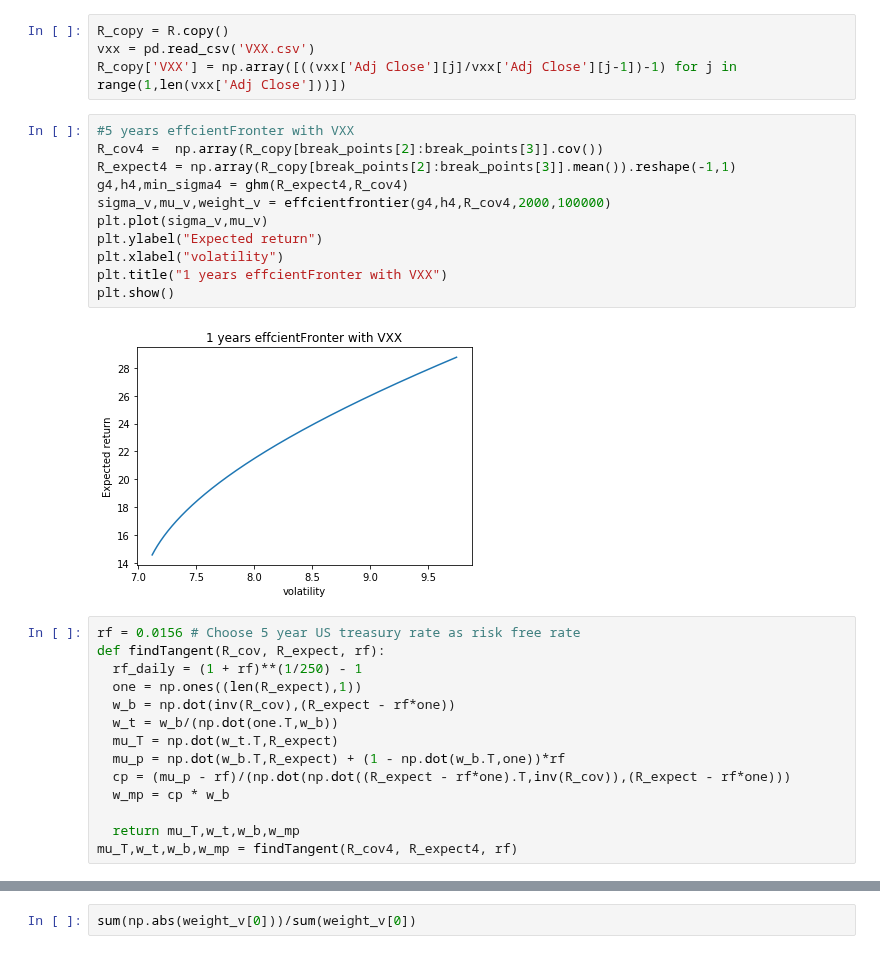
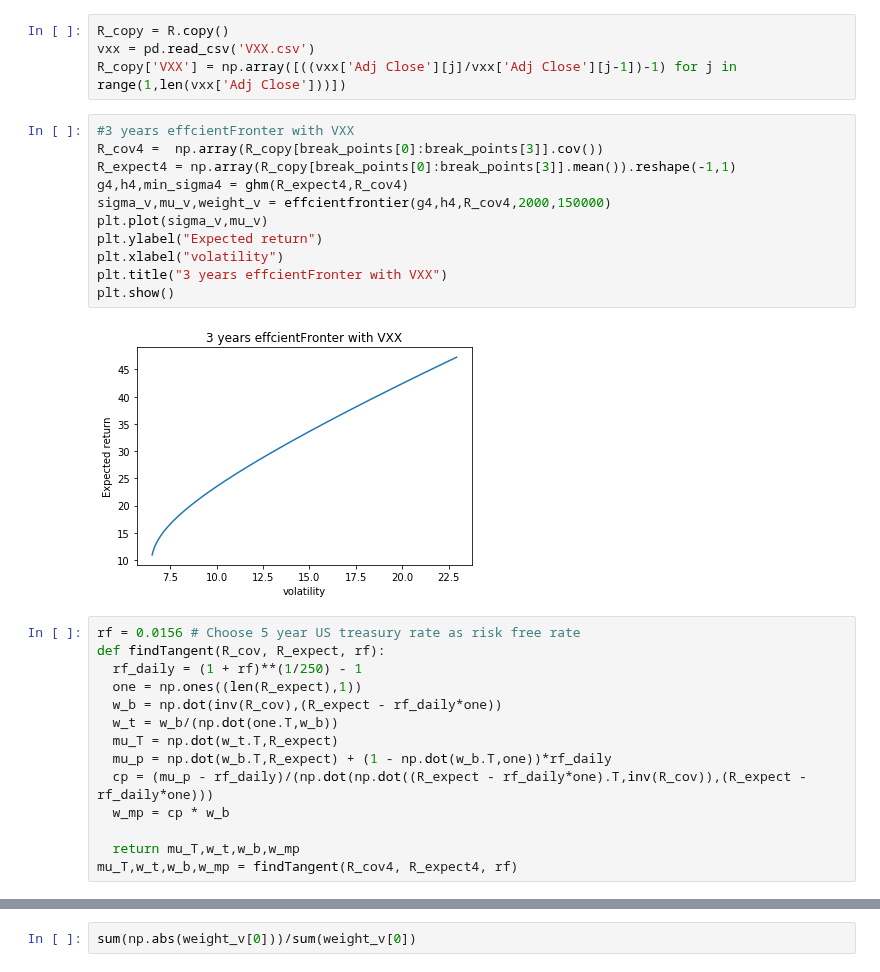
Before and after one commit to wuchenyu38/MA574_Portfolio-Valuation-and-Risk-Management, a Jupyter notebook: src/Markowitz2.ipynb, the cells around one changed output, grey strips where cells are left out. Drawn from its saved outputs; the diff is of its cells as text.

```diff
--- a/src/Markowitz2.ipynb
+++ b/src/Markowitz2.ipynb
@@ -207,28 +207,28 @@ R_copy = R.copy()
 vxx = pd.read_csv('VXX.csv')
 R_copy['VXX'] = np.array([((vxx['Adj Close'][j]/vxx['Adj Close'][j-1])-1) for j in range(1,len(vxx['Adj Close']))])
 # %%
-#5 years effcientFronter with VXX
-R_cov4 =  np.array(R_copy[break_points[2]:break_points[3]].cov())
-R_expect4 = np.array(R_copy[break_points[2]:break_points[3]].mean()).reshape(-1,1)
+#3 years effcientFronter with VXX
+R_cov4 =  np.array(R_copy[break_points[0]:break_points[3]].cov())
+R_expect4 = np.array(R_copy[break_points[0]:break_points[3]].mean()).reshape(-1,1)
 g4,h4,min_sigma4 = ghm(R_expect4,R_cov4)
-sigma_v,mu_v,weight_v = effcientfrontier(g4,h4,R_cov4,2000,100000)
+sigma_v,mu_v,weight_v = effcientfrontier(g4,h4,R_cov4,2000,150000)
 plt.plot(sigma_v,mu_v)
 plt.ylabel("Expected return")
 plt.xlabel("volatility")
-plt.title("1 years effcientFronter with VXX")
+plt.title("3 years effcientFronter with VXX")
 plt.show()
 # %% [output]
-[figure, old version]
+[figure, new version]
 # %%
 rf = 0.0156 # Choose 5 year US treasury rate as risk free rate
 def findTangent(R_cov, R_expect, rf):
   rf_daily = (1 + rf)**(1/250) - 1
   one = np.ones((len(R_expect),1))
-  w_b = np.dot(inv(R_cov),(R_expect - rf*one))
+  w_b = np.dot(inv(R_cov),(R_expect - rf_daily*one))
   w_t = w_b/(np.dot(one.T,w_b))
   mu_T = np.dot(w_t.T,R_expect)
-  mu_p = np.dot(w_b.T,R_expect) + (1 - np.dot(w_b.T,one))*rf
-  cp = (mu_p - rf)/(np.dot(np.dot((R_expect - rf*one).T,inv(R_cov)),(R_expect - rf*one)))
+  mu_p = np.dot(w_b.T,R_expect) + (1 - np.dot(w_b.T,one))*rf_daily
+  cp = (mu_p - rf_daily)/(np.dot(np.dot((R_expect - rf_daily*one).T,inv(R_cov)),(R_expect - rf_daily*one)))
   w_mp = cp * w_b
 
   return mu_T,w_t,w_b,w_mp
```
Also changed, not shown: parts of 5 cells of this notebook.
